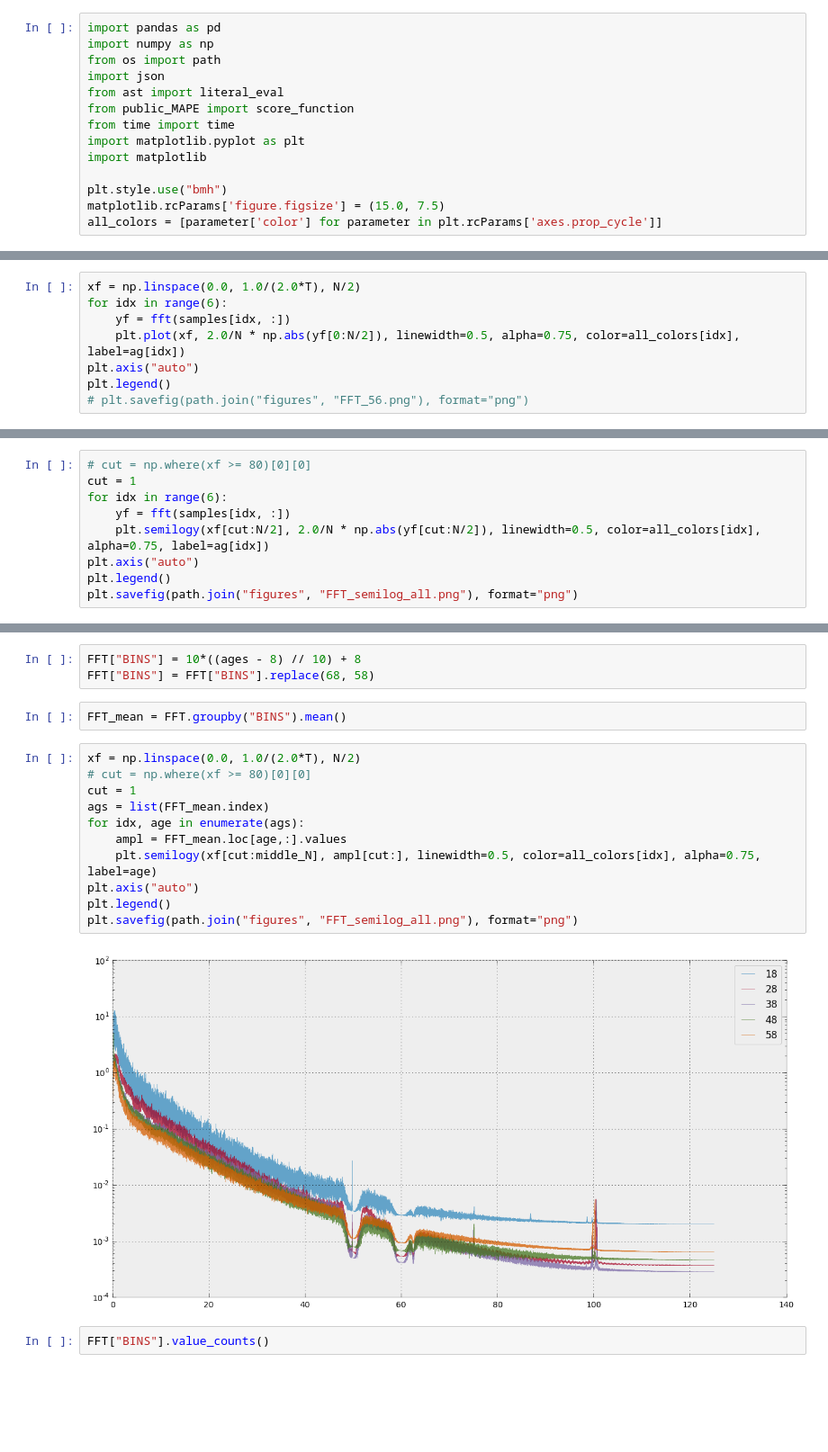
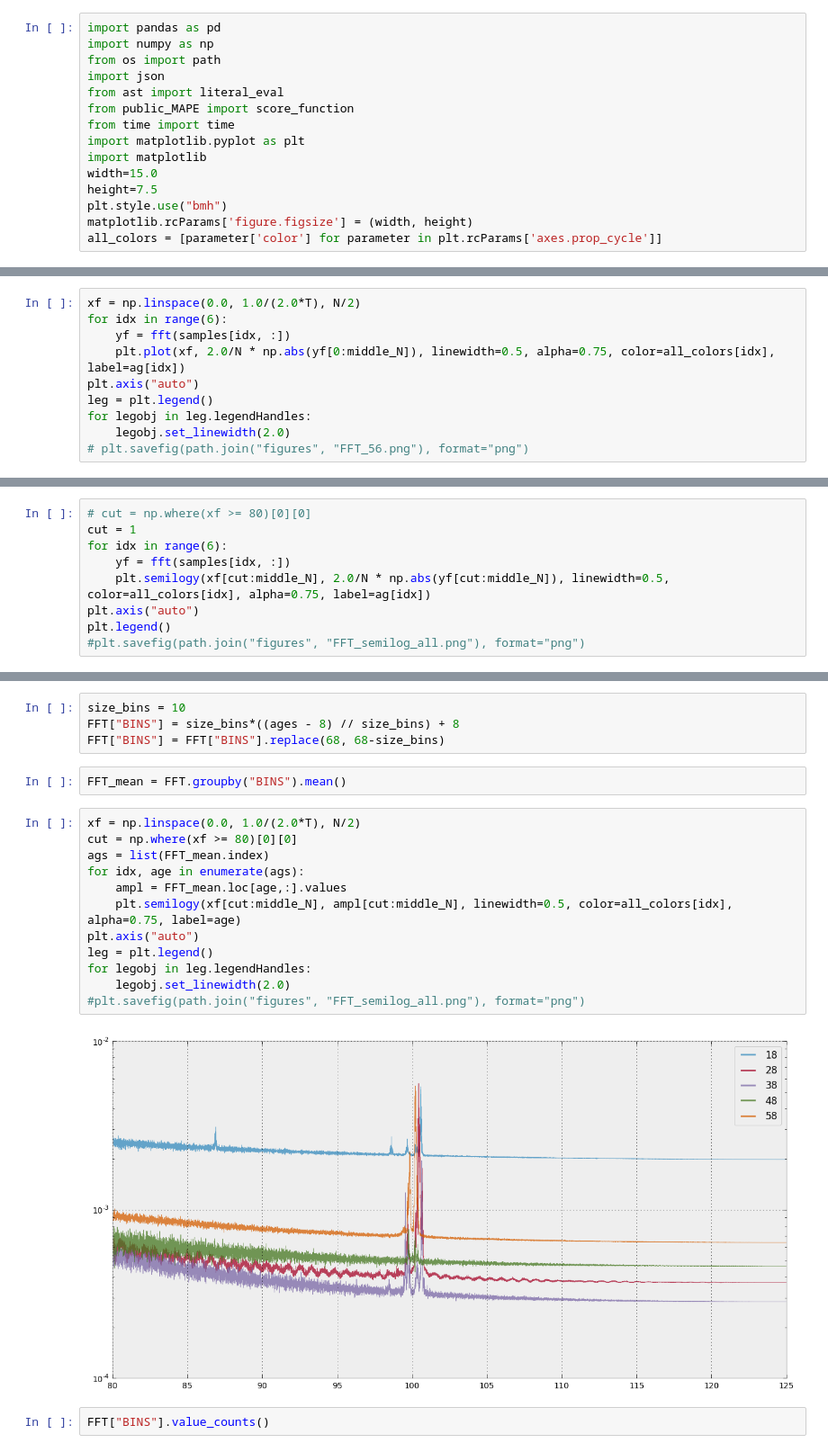
Before and after one commit to palanglois/rythmChallenge, a Jupyter notebook: EEG.ipynb, the cells around one changed output, grey strips where cells are left out. Shown at 90% size. Cells and saved outputs as stored; diff of their text form; blank space fills up the shorter version.

```diff
--- a/EEG.ipynb
+++ b/EEG.ipynb
@@ -10,9 +12,10 @@ from public_MAPE import score_function
 from time import time
 import matplotlib.pyplot as plt
 import matplotlib
-
+width=15.0
+height=7.5
 plt.style.use("bmh")
-matplotlib.rcParams['figure.figsize'] = (15.0, 7.5)
+matplotlib.rcParams['figure.figsize'] = (width, height)
 all_colors = [parameter['color'] for parameter in plt.rcParams['axes.prop_cycle']]
 # %%
 data_dir = "data"
@@ -52,8 +57,10 @@ middle_N = int(N/2)
 xf = np.linspace(0.0, 1.0/(2.0*T), N/2)
 for idx in range(6):
     yf = fft(samples[idx, :])
-    plt.plot(xf, 2.0/N * np.abs(yf[0:N/2]), linewidth=0.5, alpha=0.75, color=all_colors[idx], label=ag[idx])
+    plt.plot(xf, 2.0/N * np.abs(yf[0:middle_N]), linewidth=0.5, alpha=0.75, color=all_colors[idx], label=ag[idx])
 plt.axis("auto")
-plt.legend()
+leg = plt.legend()
+for legobj in leg.legendHandles:
+    legobj.set_linewidth(2.0)
 # plt.savefig(path.join("figures", "FFT_56.png"), format="png")
 # %% [output]
@@ -64,8 +70,8 @@ plt.legend()
 cut = 1
 for idx in range(6):
     yf = fft(samples[idx, :])
-    plt.semilogy(xf[cut:N/2], 2.0/N * np.abs(yf[cut:N/2]), linewidth=0.5, color=all_colors[idx], alpha=0.75, label=ag[idx])
+    plt.semilogy(xf[cut:middle_N], 2.0/N * np.abs(yf[cut:middle_N]), linewidth=0.5, color=all_colors[idx], alpha=0.75, label=ag[idx])
 plt.axis("auto")
 plt.legend()
-plt.savefig(path.join("figures", "FFT_semilog_all.png"), format="png")
+#plt.savefig(path.join("figures", "FFT_semilog_all.png"), format="png")
 # %% [output]
@@ -81,23 +88,25 @@ def get_spectre(row):
 # %%
 FFT = EEG.apply(get_spectre, axis=1).iloc[:,:middle_N]
 # %%
-FFT["BINS"] = 10*((ages - 8) // 10) + 8
-FFT["BINS"] = FFT["BINS"].replace(68, 58)
+size_bins = 10
+FFT["BINS"] = size_bins*((ages - 8) // size_bins) + 8
+FFT["BINS"] = FFT["BINS"].replace(68, 68-size_bins)
 # %%
 FFT_mean = FFT.groupby("BINS").mean()
 # %%
 xf = np.linspace(0.0, 1.0/(2.0*T), N/2)
-# cut = np.where(xf >= 80)[0][0]
-cut = 1
+cut = np.where(xf >= 80)[0][0]
 ags = list(FFT_mean.index)
 for idx, age in enumerate(ags):
     ampl = FFT_mean.loc[age,:].values
-    plt.semilogy(xf[cut:middle_N], ampl[cut:], linewidth=0.5, color=all_colors[idx], alpha=0.75, label=age)
+    plt.semilogy(xf[cut:middle_N], ampl[cut:middle_N], linewidth=0.5, color=all_colors[idx], alpha=0.75, label=age)
 plt.axis("auto")
-plt.legend()
-plt.savefig(path.join("figures", "FFT_semilog_all.png"), format="png")
+leg = plt.legend()
+for legobj in leg.legendHandles:
+    legobj.set_linewidth(2.0)
+#plt.savefig(path.join("figures", "FFT_semilog_all.png"), format="png")
 # %% [output]
-[figure, old version]
+[figure, new version]
 # %%
 FFT["BINS"].value_counts()
 # %% [output]
```
Also changed, not shown: parts of 13 cells of this notebook, 2 other files.
